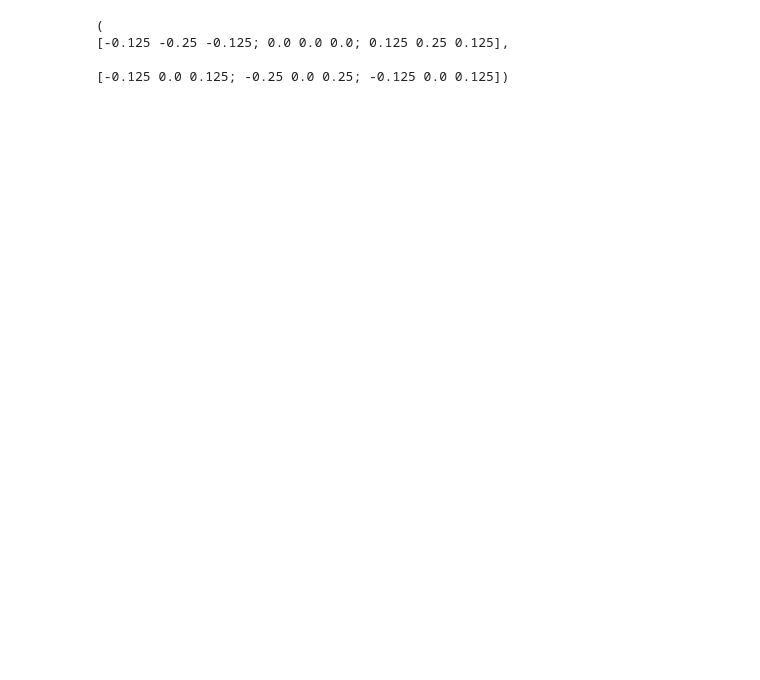
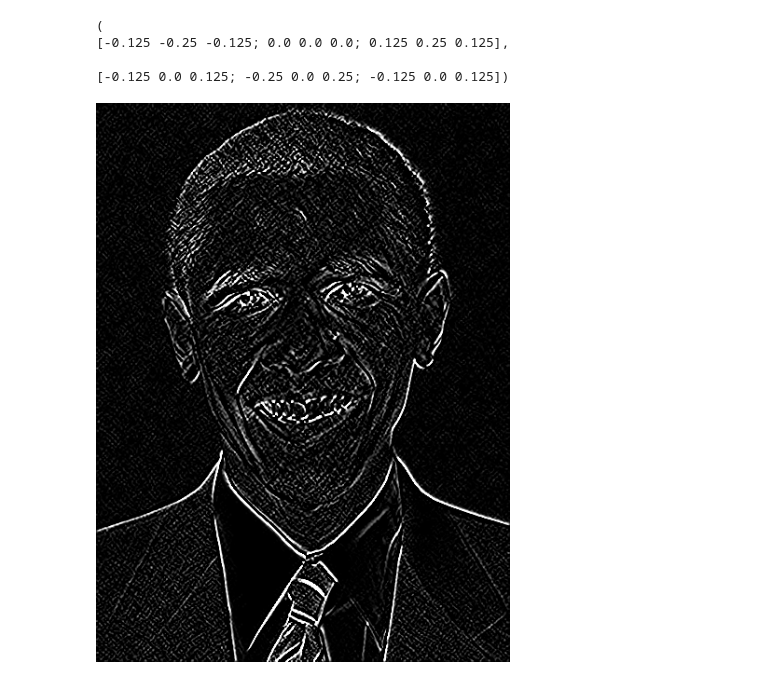
Before and after one commit to mprat/learningjulia, a Jupyter notebook: notebooks/04-imfilter.ipynb, the cells around one changed output. Saved outputs shown, nothing was run; the diff lists cells and outputs as text; code cells hidden in the pictures; blank space fills up the shorter version.

```diff
--- a/notebooks/04-imfilter.ipynb
+++ b/notebooks/04-imfilter.ipynb
@@ -114,3 +124,7 @@ Kernel.sobel()
 [-0.125 -0.25 -0.125; 0.0 0.0 0.0; 0.125 0.25 0.125],
 
 [-0.125 0.0 0.125; -0.25 0.0 0.25; -0.125 0.0 0.125])
+# %%
+grad_builtin_sobel = 64 * imfilter(img_gray, Kernel.sobel())
+# %% [output]
+[figure, added]
```
Also changed, not shown: parts of 22 cells of this notebook, 3 other files.
